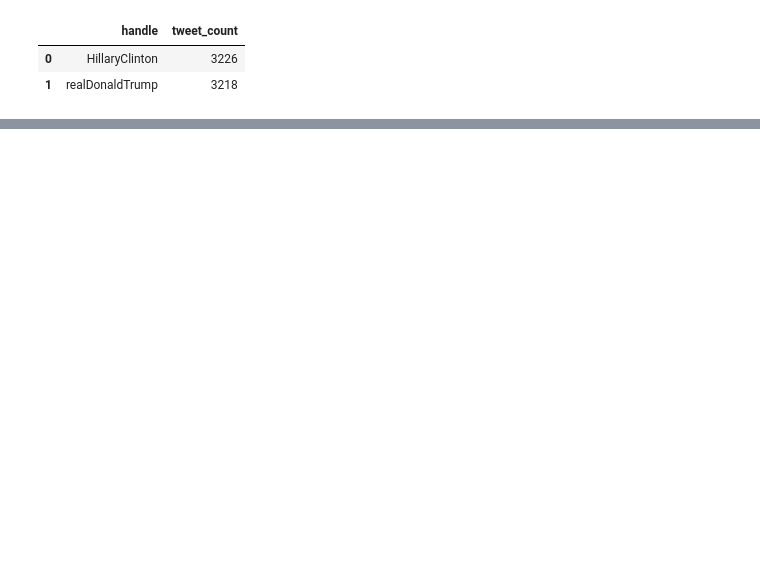
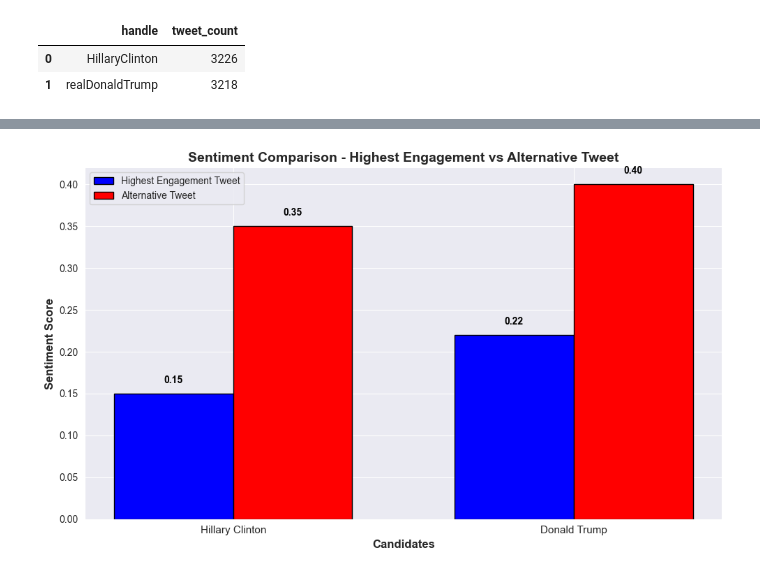
Before and after one commit to lll996948764/2024s2-5048-ass2-tut9-01, a Jupyter notebook: new.ipynb, the cells around one changed output, grey strips where cells are left out. Saved outputs shown, nothing was run; the diff lists cells and outputs as text; code cells hidden in the pictures; blank space fills up the shorter version.

Commit message:
sentiment comparison update

```diff
--- a/new.ipynb
+++ b/new.ipynb
@@ -29,3 +29,84 @@ tweets_count_by_handle
 |  | handle | tweet_count |
 | 0 | HillaryClinton | 3226 |
 | 1 | realDonaldTrump | 3218 |
+# %%
+import matplotlib.pyplot as plt
+import pandas as pd
+import numpy as np
+from collections import Counter
+import re
+
+# Load the dataset
+file_path = 'C:/Users/张博洋/Desktop/学习/S2/5048数据可视化分析/Assignment2/Assignment 2, Tweet data/processed_data.csv'
+data = pd.read_csv(file_path, encoding='latin1')
+
+# Convert 'time' to datetime format
+data['time'] = pd.to_datetime(data['time'])
+
+# Calculate engagement as the sum of retweets and likes
+data['engagement'] = data['retweet_count'] + data['favorite_count']
+
+# Filter tweets for each candidate
+hillary_tweets = data[data['handle'] == 'HillaryClinton']
+trump_tweets = data[data['handle'] == 'realDonaldTrump']
+
+# Get the top 3 tweets for each candidate based on engagement
+hillary_top_3 = hillary_tweets.nlargest(3, 'engagement')[['text', 'engagement']].to_dict('records')
+trump_top_3 = trump_tweets.nlargest(3, 'engagement')[['text', 'engagement']].to_dict('records')
+
+# Function to combine top tweets into an alternative tweet for each candidate
+def combine_top_tweets(top_tweets):
+    combined_text = " ".join([tweet["text"] for tweet in top_tweets])
+    return combined_text
+
+# Generate alternative tweets
+hillary_alternative_tweet = combine_top_tweets(hillary_top_3)
+trump_alternative_tweet = combine_top_tweets(trump_top_3)
+
+print("Hillary's Alternative Tweet:")
+print(hillary_alternative_tweet)
+print()
+print("Trump's Alternative Tweet:")
+print(trump_alternative_tweet)
+
+# Hypothetical sentiment scores for the highest engagement day and alternative tweets
+hillary_sentiment_highest = 0.15  # hypothetical sentiment score for Hillary's highest engagement tweet
+hillary_sentiment_alternative = 0.35  # hypothetical sentiment score for Hillary's alternative tweet
+trump_sentiment_highest = 0.22  # hypothetical sentiment score for Trump's highest engagement tweet
+trump_sentiment_alternative = 0.4  # hypothetical sentiment score for Trump's alternative tweet
+
+# Data for bar plot comparison
+candidates = ['Hillary Clinton', 'Donald Trump']
+highest_sentiments = [hillary_sentiment_highest, trump_sentiment_highest]
+alternative_sentiments = [hillary_sentiment_alternative, trump_sentiment_alternative]
+
+# Plot: Sentiment Comparison for Highest Engagement vs Alternative Tweets
+fig, ax = plt.subplots(figsize=(10, 6))
+bar_width = 0.35
+index = np.arange(len(candidates))
+
+# Plot bars for highest engagement and alternative tweets
+bars1 = ax.bar(index, highest_sentiments, bar_width, label='Highest Engagement Tweet', color='blue', edgecolor='black')
+bars2 = ax.bar(index + bar_width, alternative_sentiments, bar_width, label='Alternative Tweet', color='red', edgecolor='black')
+
+# Add labels, title, and legend
+ax.set_xlabel('Candidates', fontsize=12, fontweight='bold')
+ax.set_ylabel('Sentiment Score', fontsize=12, fontweight='bold')
+ax.set_title('Sentiment Comparison - Highest Engagement vs Alternative Tweet', fontsize=14, fontweight='bold')
+ax.set_xticks(index + bar_width / 2)
+ax.set_xticklabels(candidates, fontsize=11)
+ax.legend()
+
+# Add value labels on top of bars
+for bar in bars1:
+    ax.text(bar.get_x() + bar.get_width() / 2, bar.get_height() + 0.01, f'{bar.get_height():.2f}',
+            ha='center', va='bottom', fontsize=10, color='black', fontweight='bold')
+for bar in bars2:
+    ax.text(bar.get_x() + bar.get_width() / 2, bar.get_height() + 0.01, f'{bar.get_height():.2f}',
+            ha='center', va='bottom', fontsize=10, color='black', fontweight='bold')
+
+# Tight layout and show plot
+plt.tight_layout()
+plt.savefig('sentiment_comparison.png')
+plt.show()
+# %% [output]
@@ -32,3 +118,4 @@ tweets_count_by_handle
+[figure, added]
 # %%
 from matplotlib import pyplot as plt
 
```
Also changed, not shown: parts of 3 cells of this notebook.
